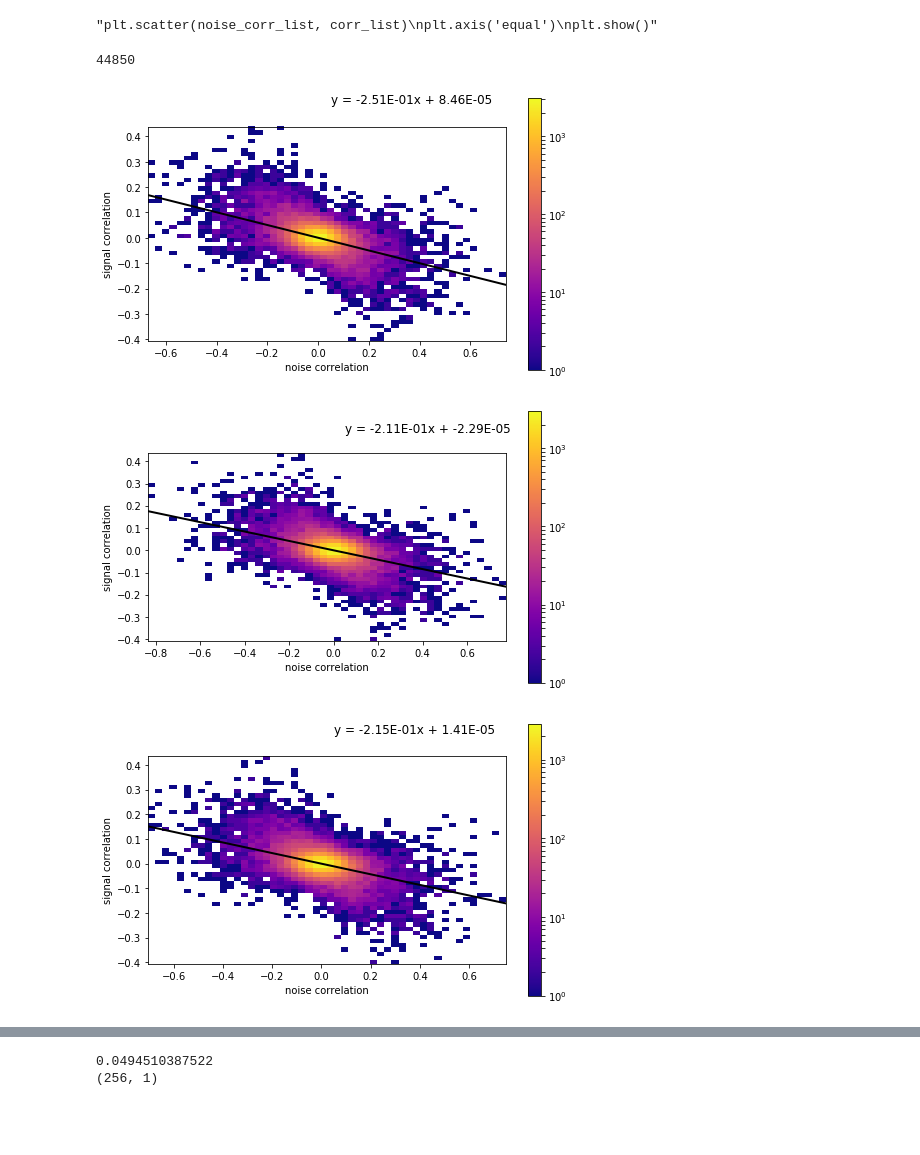
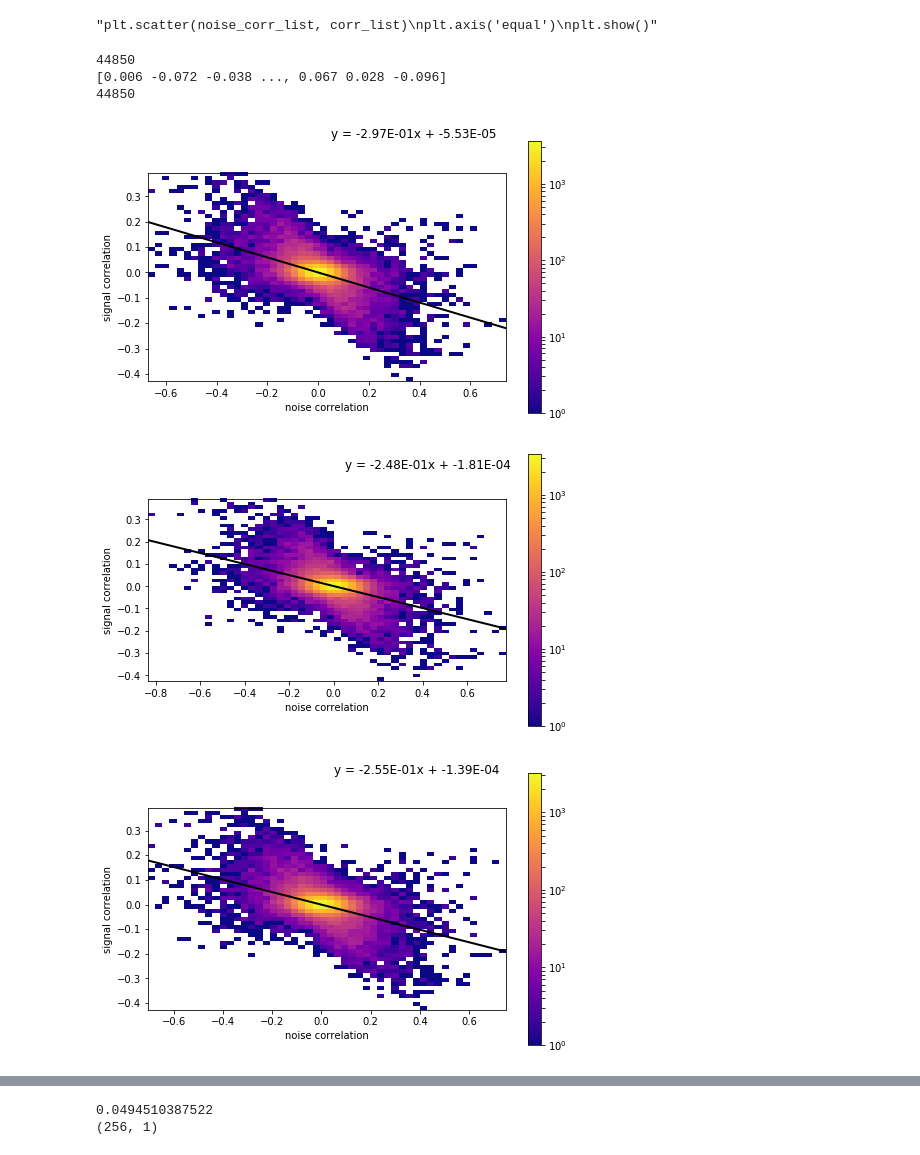
Before and after one commit to ncinko/RW, a Jupyter notebook: Correlation studies.ipynb, the cells around one changed output, grey strips where cells are left out. Drawn from its saved outputs; the diff is of its cells as text; code cells hidden in the pictures; blank space fills up the shorter version.

Commit message:
gabor fitting

```diff
--- a/Correlation studies.ipynb
+++ b/Correlation studies.ipynb
@@ -99,13 +203,13 @@ IMAGES = IMAGES['IMAGES']
 # %%
 def sample_images(sample_size, IMAGES):
     border = 4  #buffer around the edge of an entire image
-    imi = np.ceil(num_images * random.uniform(0, 1))  #pick a random image
+    #imi = np.ceil(num_images * random.uniform(0, 1))  #pick a random image
     I = np.zeros((pixels**2,sample_size))
 
     for i in range(sample_size):
         r = border + np.ceil((imsize-pixels-2*border) * random.uniform(0, 1))
         c = border + np.ceil((imsize-pixels-2*border) * random.uniform(0, 1))
-        image = IMAGES[int(r):int(r+pixels), int(c):int(c+pixels), int(imi-1)]
+        image = IMAGES[int(r):int(r+pixels), int(c):int(c+pixels), int(np.ceil(num_images * random.uniform(0, 1))-1)]
         I[:,i] = np.reshape(image, pixels**2)
 
     return I
@@ -136,0 +248,27 @@ for i,j in neuron_pairs:
+# %%
+kdistances = []
+neuron_pairs = combinations(range(300),2)
+for i,j in neuron_pairs:
+    k1 = gabor_fits[i,7]
+    k2 = gabor_fits[j,7]
+    if k1 != 0.0:
+        dist = np.abs(k1 - k2)
+    else:
+        dist = -0.1
+    kdistances.append(dist)
+# %%
+#plt.scatter(distances, corr_list)
+distances2 = []
+corr_list2 = []
+avg_noise_corr_list2 = []
+for i in range(44850):
+    if distances[i] >= 0:
+        distances2.append(distances[i])
+        corr_list2.append(corr_list[i])
+        avg_noise_corr_list2.append(avg_noise_corr_list[i])
+
+plt.hist2d(distances2, corr_list2,(50,50), cmap = 'plasma', norm = LogNorm())
+plt.show()
+
+plt.hist2d(distances2, avg_noise_corr_list2,(50,50), cmap = 'plasma', norm = LogNorm())
+plt.show()
@@ -231,21 +372,26 @@ plt.axis('equal')
 plt.show()"""
 # %% [output]
 "plt.scatter(noise_corr_list, corr_list)\nplt.axis('equal')\nplt.show()"
-# %%
-print(len(noise_corr_list[0]))
-# %% [output]
-44850
+# %%
+print(len(noise_corr_list[1]))
+noise_corr_list2 = np.asarray(noise_corr_list)
+print(noise_corr_list2[0][:,0])
+print(len(corr_list))
+# %% [output]
+44850
+[0.006 -0.072 -0.038 ..., 0.067 0.028 -0.096]
+44850
 # %%
 avg_noise_corr_list = np.zeros(44850)
 for i in range(10):
-    plot_correlations(noise_corr_list[i])
-    avg_noise_corr_list += (np.asarray(noise_corr_list[i]))/10.
+    plot_correlations(noise_corr_list2[i][:,0])
+    avg_noise_corr_list += (np.asarray(noise_corr_list2[i][:,0]))/10.
 #plot_correlations(noise_corr_list)
 #plot_correlations(noise_corr_listA)
 #plot_correlations(noise_corr_listB)
 #avg_noise_corr_list = (np.asarray(noise_corr_list) + np.asarray(noise_corr_listA) + np.asarray(noise_corr_listB))/3
 plot_correlations(avg_noise_corr_list)
 # %% [output]
-[figure, old version]
+[figure, new version]
-[figure, old version]
+[figure, new version]
-[figure, old version]
+[figure, new version]
```
Also changed, not shown: parts of 11 cells of this notebook, 1 other file.
